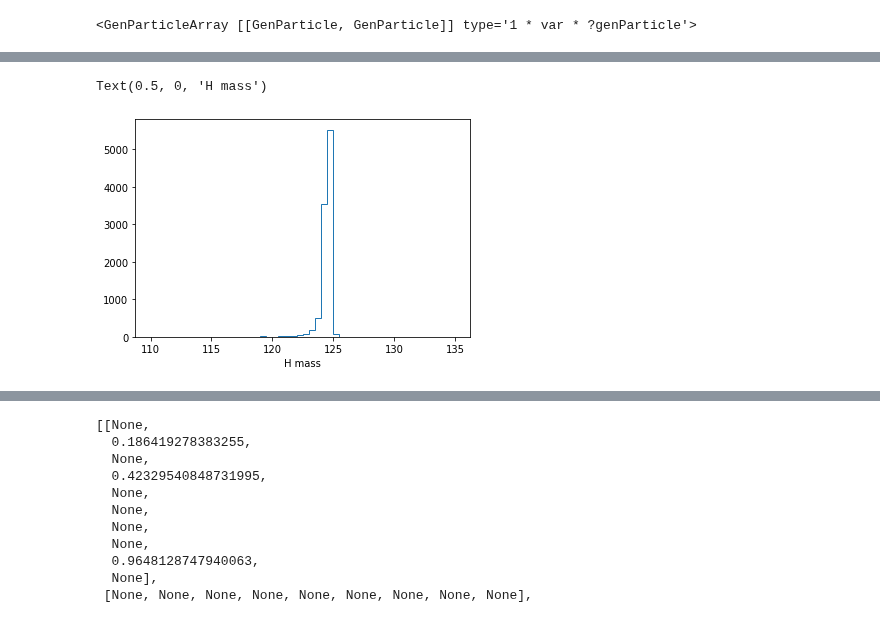
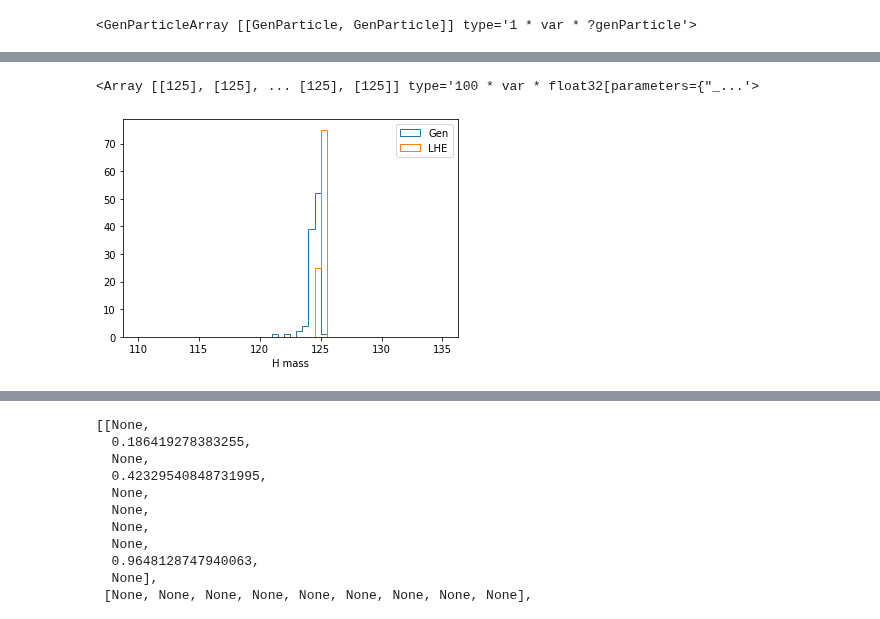
Before and after one commit to PocketCoffea/PocketCoffea, a Jupyter notebook: notebooks/parton_matching.ipynb, the cells around one changed output, grey strips where cells are left out. Cells and saved outputs as stored; diff of their text form; code cells hidden in the pictures.

```diff
--- a/notebooks/parton_matching.ipynb
+++ b/notebooks/parton_matching.ipynb
@@ -90,6 +93,13 @@ ak.num(bFromH)
+# %%
+isLHEHiggs = (events.LHEPart.pdgId == 25)
+higgsLHE = events.LHEPart[isLHEHiggs]
+higgsLHE.mass
+# %% [output]
+<Array [[125], [125], ... [125], [125]] type='100 * var * float32[parameters={"_...'>
 # %%
-plt.hist( ak.flatten((bFromH[:,0,0] + bFromH[:,0,1]).mass, axis=-1), histtype="step", bins=50, range=(110, 135))
+nGen, binsGen, patches = plt.hist( ak.flatten((bFromH[:,0,0] + bFromH[:,0,1]).mass, axis=-1), histtype="step", bins=50, range=(110, 135), label='Gen')
+nLHE, binsLHE, patches = plt.hist( ak.flatten(higgsLHE.mass, axis=-1), histtype="step", bins=50, range=(110, 135), label='LHE')
 plt.xlabel("H mass")
+plt.legend();
 # %% [output]
-Text(0.5, 0, 'H mass')
-[figure, old version]
+[figure, new version]
```
Also changed, not shown: parts of 52 cells of this notebook, 1 other file.
